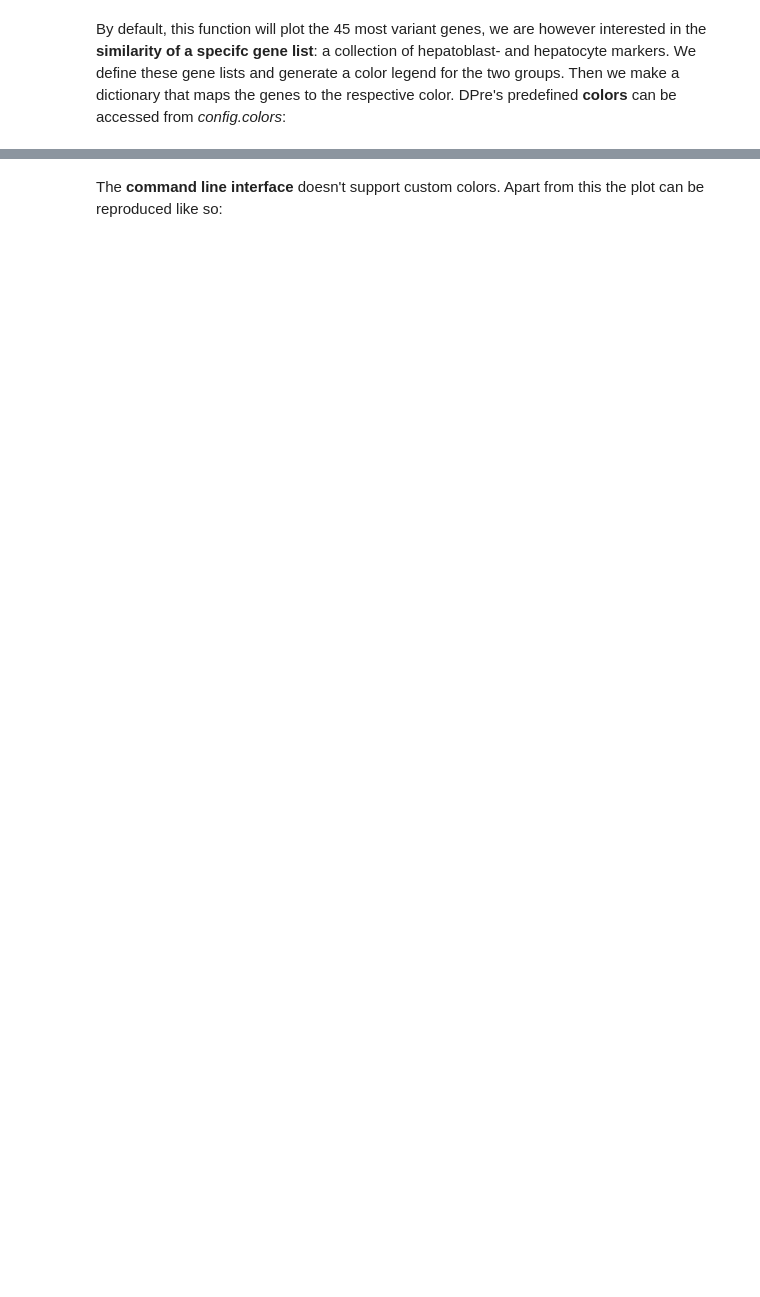
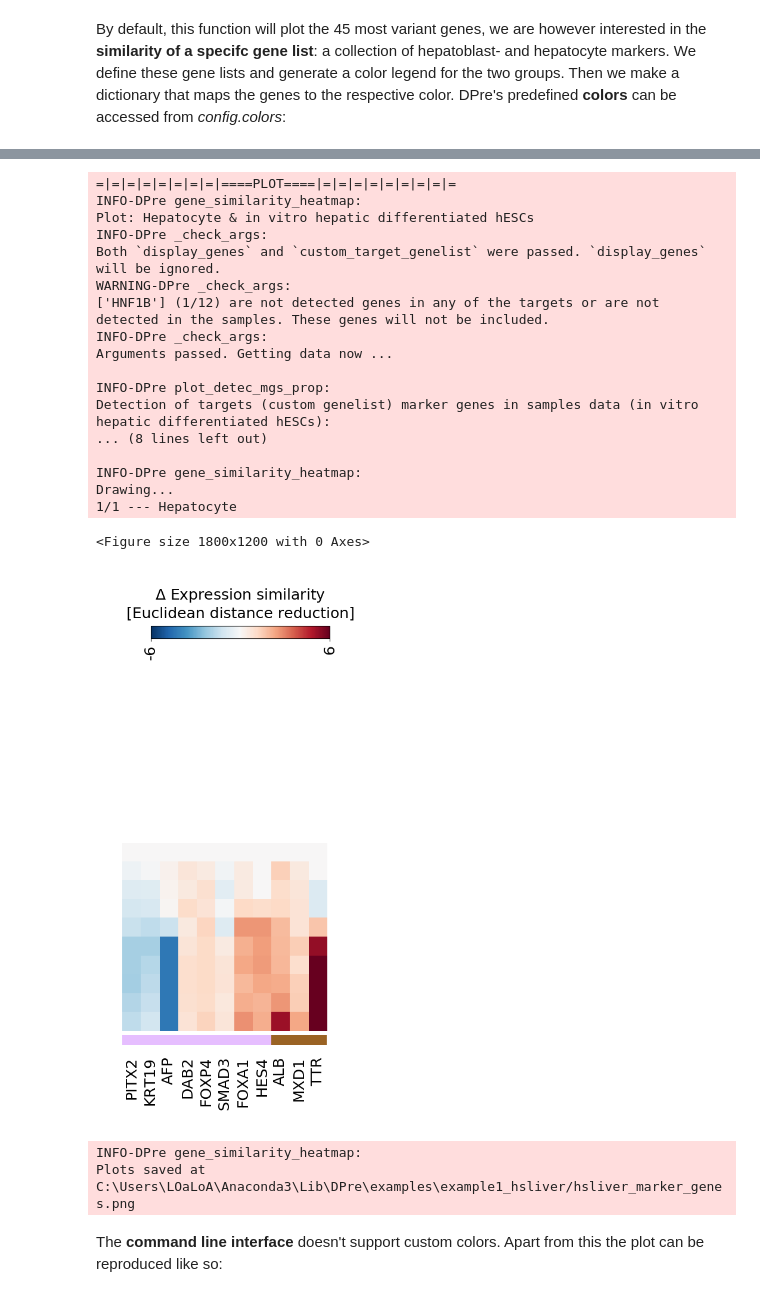
Before and after one commit to LoaloaF/DPre, a Jupyter notebook: examples/example1_hsliver/example1_hsliver.ipynb, the cells around one changed output, grey strips where cells are left out. Drawn from its saved outputs; the diff is of its cells as text; code cells hidden in the pictures; blank space fills up the shorter version.

```diff
--- a/examples/example1_hsliver/example1_hsliver.ipynb
+++ b/examples/example1_hsliver/example1_hsliver.ipynb
@@ -149,19 +260,42 @@ To check the similarity of a custom gene list, this list is passed to <i><b>cust
 # %%
 hm = hep.gene_similarity_heatmap(samples = s,    # the sampels to explore similarity for
                                  custom_target_genelist = hep_bl+hep_cy,    # the list of genes to be visualized
                                  heatmap_range = [-6, 6],     # range heatmap values
-                                 pivot = True,
-                                 heatmap_width = .7,
+                                 heatmap_width = .8,
                                  heatmap_height = .9,
-                                 genelabels_space = .3,
-                                 samplelabels_space_left = .4,
-                                 title = 'hepatoblast & heptocytes markergenes',
+                                 genelabels_space = .5,
+                                 samplelabels_space = .1,
+                                 title = None,
+                                 hide_distance_bar = True,
                                  show_genes_colorbar = colorbar_cols,    # the colorbar dictionary created above
-                                 hide_distance_bar = True,
+                                 pivot = True,          # rotate the plot
+                                 hide_samplelabels = True,         # in the final plot, shared with the previous plot
                                  hide_sum_plot = True,     # do not plot the summerizing plot on the right
                                  filename = 'hsliver_marker_genes.png',
                                  plt_show = True,
                                 )
+# %% [output]
+=|=|=|=|=|=|=|=|====PLOT====|=|=|=|=|=|=|=|=|=
+INFO-DPre gene_similarity_heatmap:
+Plot: Hepatocyte & in vitro hepatic differentiated hESCs
+INFO-DPre _check_args:
+Both `display_genes` and `custom_target_genelist` were passed. `display_genes` will be ignored.
+WARNING-DPre _check_args:
+['HNF1B'] (1/12) are not detected genes in any of the targets or are not detected in the samples. These genes will not be included.
+INFO-DPre _check_args:
+Arguments passed. Getting data now ...
+
+INFO-DPre plot_detec_mgs_prop:
+Detection of targets (custom genelist) marker genes in samples data (in vitro hepatic differentiated hESCs):
+... (8 lines left out)
+
+INFO-DPre gene_similarity_heatmap:
+Drawing...
+1/1 --- Hepatocyte
+<Figure size 1800x1200 with 0 Axes>
+[figure, added]
+INFO-DPre gene_similarity_heatmap:
+Plots saved at C:\Users\LOaLoA\Anaconda3\Lib\DPre\examples\example1_hsliver/hsliver_marker_genes.png
 # %% [markdown]
 The <b>command line interface</b> doesn't support custom colors. Apart from this the plot can be reproduced like so:
 # %%
```
Also changed, not shown: parts of 29 cells of this notebook, 2 other files.
